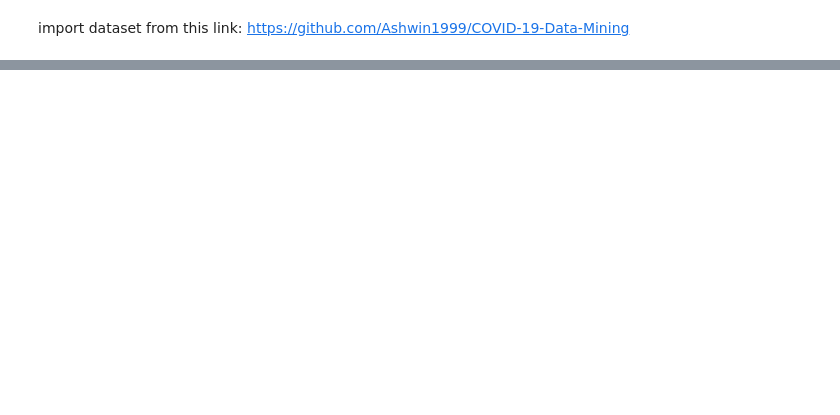
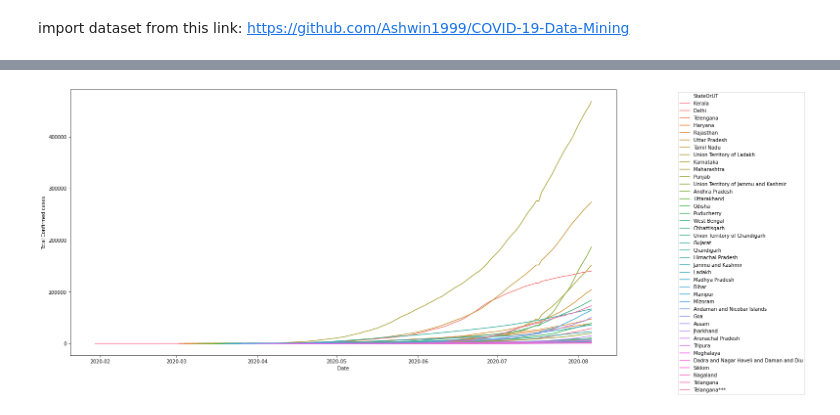
Before and after one commit to acchu99/covid-19-data-mining, a Jupyter notebook: COVID_19_Data_Mining.ipynb, the cells around one changed output, grey strips where cells are left out. Cells and saved outputs as stored; diff of their text form; code cells hidden in the pictures; blank space fills up the shorter version.

```diff
--- a/COVID_19_Data_Mining.ipynb
+++ b/COVID_19_Data_Mining.ipynb
@@ -17,0 +20,3 @@ testing_india.head()
+# %%
+complete['Date']=pd.to_datetime(complete['Date'])
+complete.rename(columns={'Name of State / UT':'StateOrUT'},inplace=True)
@@ -17,0 +63,7 @@ testing_india.head()
+# %%
+plt.figure(figsize=(20,10))
+sns.lineplot(x='Date',y='Total Confirmed cases',data=complete,hue='StateOrUT')
+plt.legend(loc='upper right',bbox_to_anchor=(1.35, 1))
+plt.show()
+# %% [output]
+[figure, added]
```
Also changed, not shown: parts of 5 cells of this notebook.
